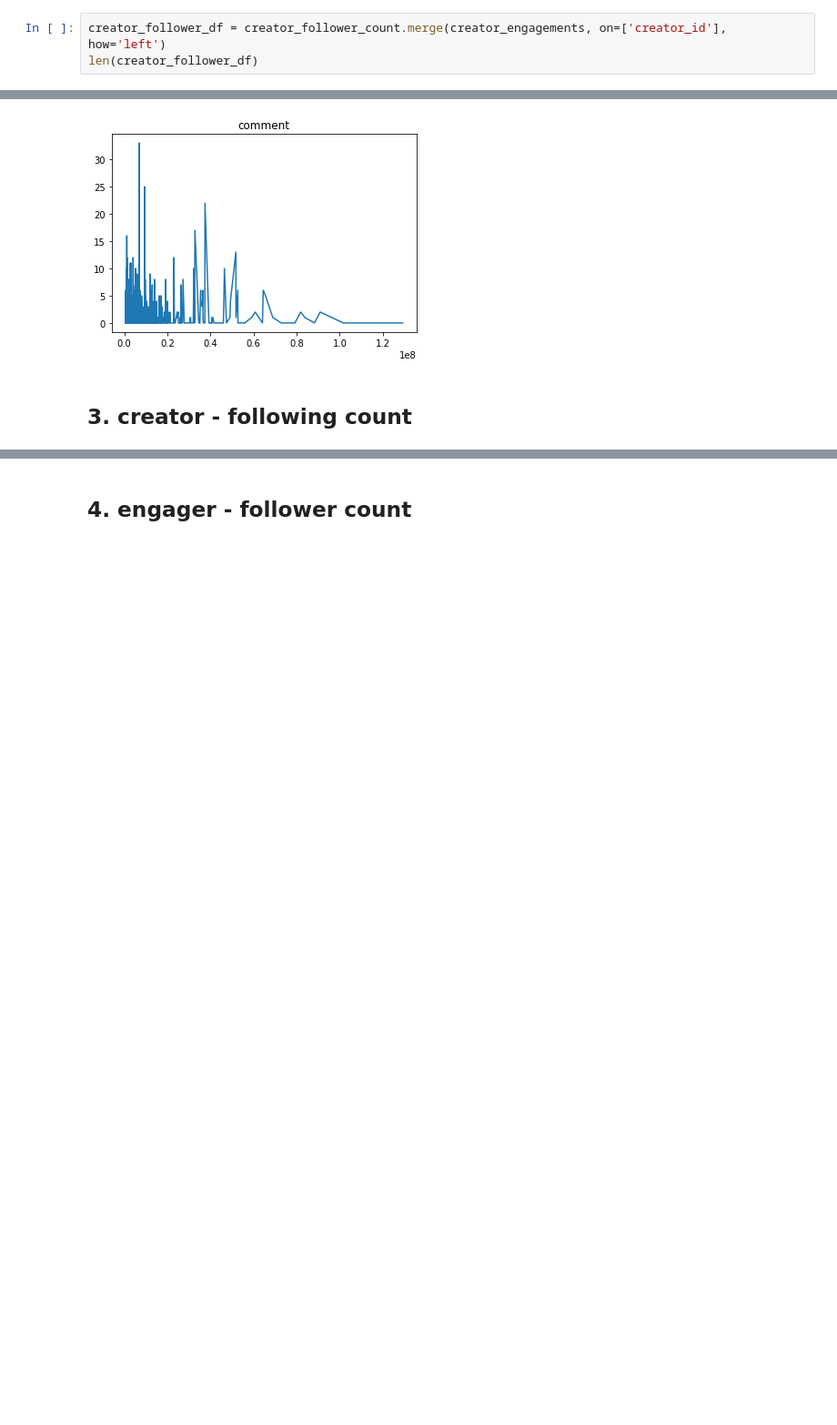
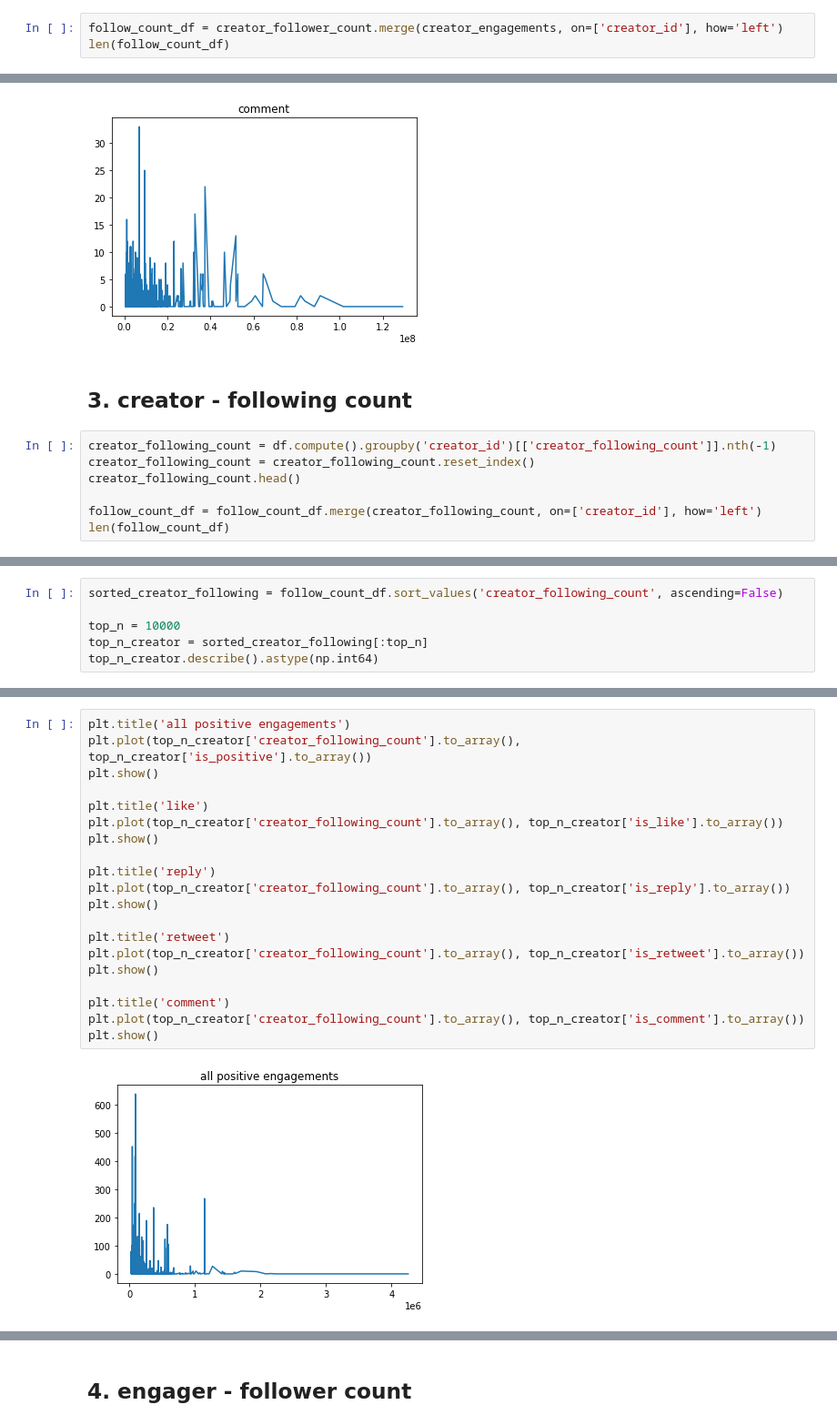
Before and after one commit to RecKIE7/recsys2021-twitter, a Jupyter notebook: analysis/follow_count.ipynb, the cells around one changed output, grey strips where cells are left out. Shown at 91% size. Drawn from its saved outputs; the diff is of its cells as text; blank space fills up the shorter version.

Commit message:
anlaysis the following count of the tweet creator

```diff
--- a/analysis/follow_count.ipynb
+++ b/analysis/follow_count.ipynb
@@ -135,8 +135,8 @@ len(creator_engagements), len(creator_follower_count)
 # %% [output]
 (1558866, 1558866)
 # %%
-creator_follower_df = creator_follower_count.merge(creator_engagements, on=['creator_id'], how='left')
-len(creator_follower_df)
+follow_count_df = creator_follower_count.merge(creator_engagements, on=['creator_id'], how='left')
+len(follow_count_df)
 # %% [output]
 1558866
 # %%
@@ -183,3 +183,10 @@ plt.show()
 [figure]
 # %% [markdown]
 ## 3. creator - following count
+# %%
+creator_following_count = df.compute().groupby('creator_id')[['creator_following_count']].nth(-1)
+creator_following_count = creator_following_count.reset_index()
+creator_following_count.head()
+
+follow_count_df = follow_count_df.merge(creator_following_count, on=['creator_id'], how='left')
+len(follow_count_df)
@@ -185,0 +204,6 @@ plt.show()
+# %%
+sorted_creator_following = follow_count_df.sort_values('creator_following_count', ascending=False)
+
+top_n = 10000
+top_n_creator = sorted_creator_following[:top_n]
+top_n_creator.describe().astype(np.int64)
@@ -185,0 +220,22 @@ plt.show()
+# %%
+plt.title('all positive engagements')
+plt.plot(top_n_creator['creator_following_count'].to_array(), top_n_creator['is_positive'].to_array())
+plt.show()
+
+plt.title('like')
+plt.plot(top_n_creator['creator_following_count'].to_array(), top_n_creator['is_like'].to_array())
+plt.show()
+
+plt.title('reply')
+plt.plot(top_n_creator['creator_following_count'].to_array(), top_n_creator['is_reply'].to_array())
+plt.show()
+
+plt.title('retweet')
+plt.plot(top_n_creator['creator_following_count'].to_array(), top_n_creator['is_retweet'].to_array())
+plt.show()
+
+plt.title('comment')
+plt.plot(top_n_creator['creator_following_count'].to_array(), top_n_creator['is_comment'].to_array())
+plt.show()
+# %% [output]
+[figure, added]
```
Also changed, not shown: parts of 6 cells of this notebook.
